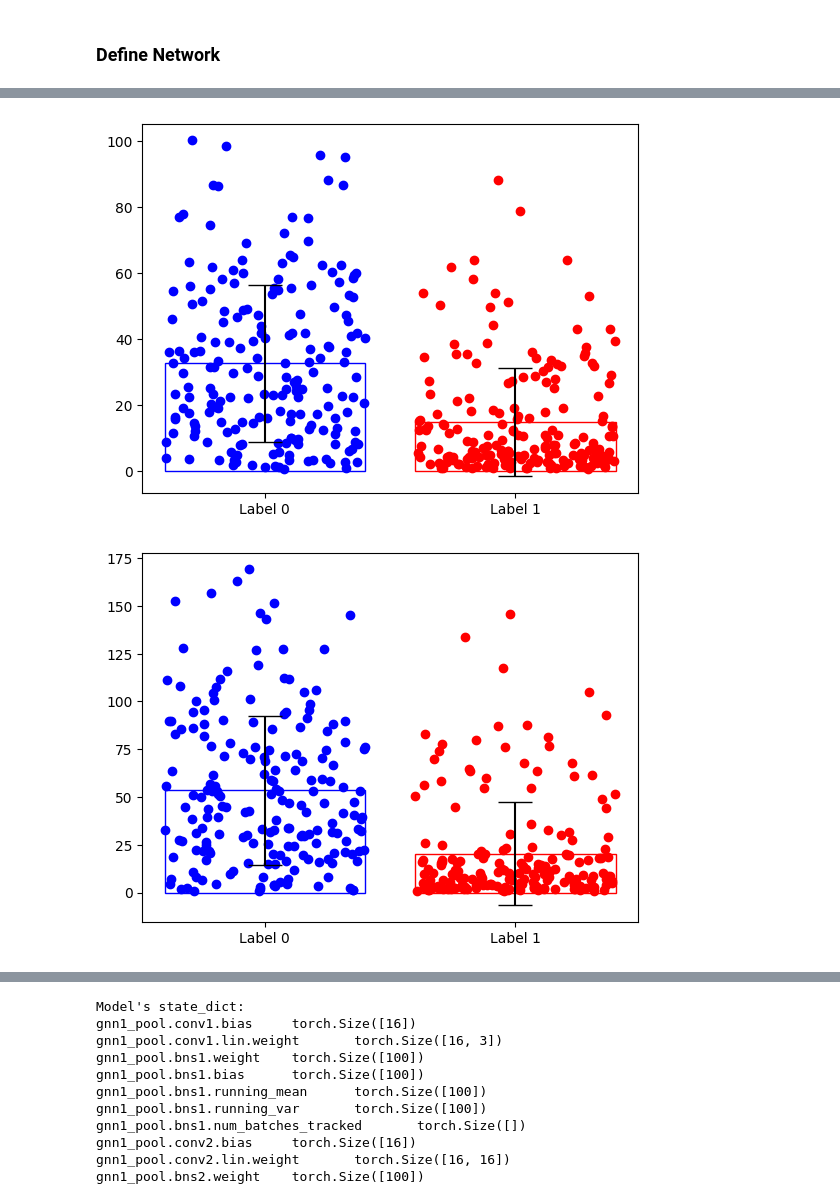
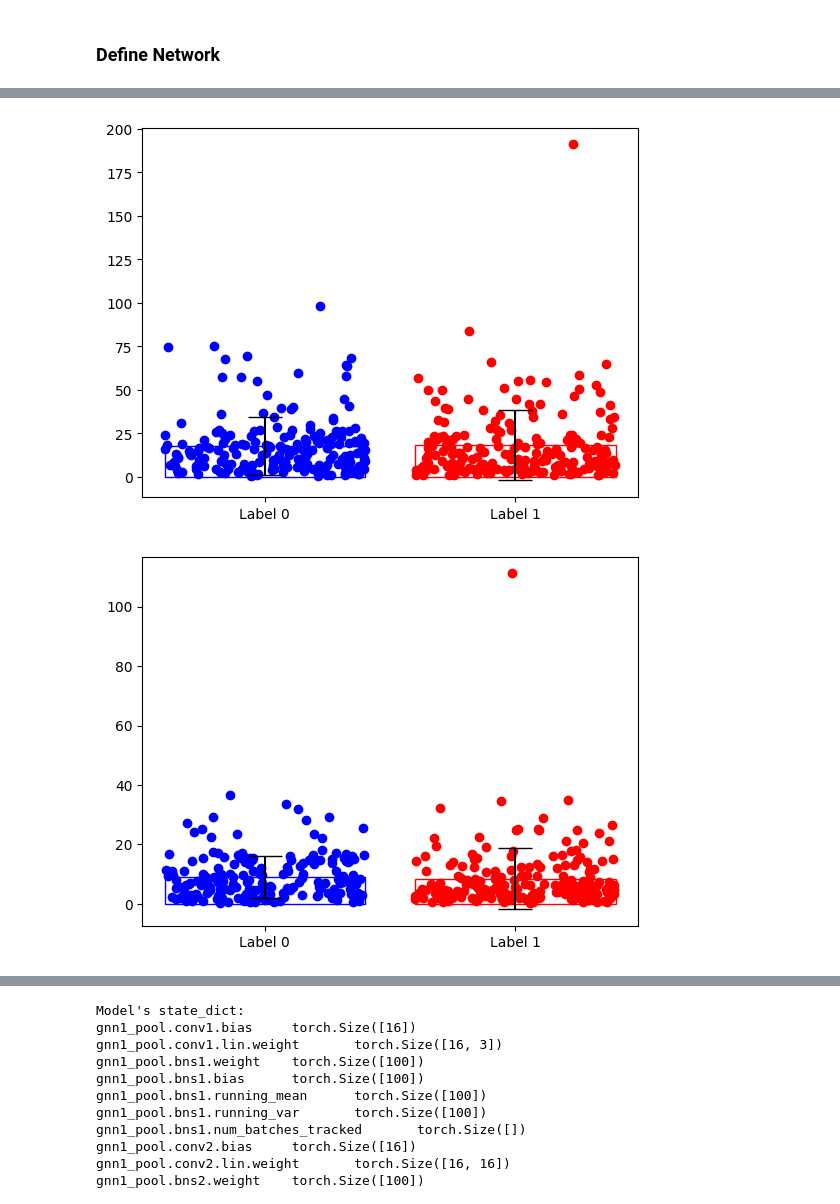
Before and after one commit to TomyjBerg/ADLProtProject, a Jupyter notebook: model_siamese.ipynb, the cells around one changed output, grey strips where cells are left out. Cells and saved outputs as stored; diff of their text form; code cells hidden in the pictures.

```diff
--- a/model_siamese.ipynb
+++ b/model_siamese.ipynb
@@ -232,11 +232,11 @@ class DiffPool(torch.nn.Module):
 
 class ContrastiveLoss(torch.nn.Module):
 
-    def __init__(self, margin=1.2):
+    def __init__(self, margin=1):
         super(ContrastiveLoss, self).__init__()
         self.margin = margin
 
-    def forward(self, x0, x1, y):
+    def forward(self, x0, x1, y,epochs):
         # euclidian distance
         #print(x0)
         #print(x1)
@@ -250,7 +250,7 @@ class ContrastiveLoss(torch.nn.Module):
         dist = torch.sqrt(dist_sq)
         #print(dist) # euclidean distance = 0.7 = 3
 
-        mdist = self.margin - dist #negative euclidean distance - margin = 0.3 = -2
+        mdist = self.margin- dist #negative euclidean distance - margin = 0.3 = -2
         #print(mdist)
         dist_marg = torch.clamp(mdist, min=0.0) # only distances <margin will be still positive here = 0.3 = 0
         #print(dist)
@@ -266,7 +266,6 @@ class ContrastiveLoss(torch.nn.Module):
 
         #print(loss)
         #loss = torch.sum(loss) / 2.0
-        loss = loss / 2.0
         #print(loss)
         return loss
 # %%
@@ -274,8 +273,8 @@ device = torch.device('cuda' if torch.cuda.is_available() else 'cpu')
 print(device)
 model = DiffPool(num_nodes = 100).to(device)
 criterion = ContrastiveLoss()
-optimizer = torch.optim.Adam(model.parameters(), lr=0.00015)
-num_epochs = 50
+optimizer = torch.optim.Adam(model.parameters(), lr=0.0001)
+num_epochs = 30
 
 def train(epoch):
     batch = 0
@@ -289,7 +288,7 @@ def train(epoch):
         output2, _, _ = model(data.x2, data.adj2, batch = None)
 
         #Contrastive Loss
-        loss_contrastive = criterion(output1,output2,data.y)
+        loss_contrastive = criterion(output1,output2,data.y,epoch)
         loss_contrastive.backward()
         loss_all += data.y.size(0) * loss_contrastive.item()
         optimizer.step()
@@ -299,7 +298,7 @@ def train(epoch):
 
 
 @torch.no_grad()
-def test(loader):
+def test(loader,epochs):
     model.eval()
 
     distances_lab1 = []
@@ -310,10 +309,10 @@ def test(loader):
 
     for data in loader:
         data = data.to(device)
-        output1, _, _ = model(data.x1, data.adj2, batch=None)
+        output1, _, _ = model(data.x1, data.adj1, batch=None)
         output2, _, _ = model(data.x2, data.adj2, batch=None)
 
-        test_loss_contrastive = criterion(output1, output2, data.y)
+        test_loss_contrastive = criterion(output1, output2, data.y,epochs)
         #diff = output1 -output2
         #print(diff)
         #pow = torch.pow(diff, 2)
@@ -357,20 +356,20 @@ for epoch in range(1, num_epochs+1):
 
     train_loss = train(epoch)
 
-    train_results = test(train_loader)
+    train_results = test(train_loader,epoch)
     train_distances_lab0.append(train_results[0])
     train_distances_lab1.append(train_results[1])
     train_losses.append(train_results[2])
     train_labels.append(train_results[3])
 
 
-    validation_results = test(val_loader)
+    validation_results = test(val_loader,epoch)
     validation_distances_lab0.append(validation_results[0])
     validation_distances_lab1.append(validation_results[1])
     validation_losses.append(validation_results[2])
     validation_labels.append(validation_results[3])
 
-    test_results = test(test_loader)
+    test_results = test(test_loader,epoch)
     test_distances_lab0.append(test_results[0])
     test_distances_lab1.append(test_results[1])
     test_losses.append(test_results[2])
@@ -431,8 +430,9 @@ def compare_euclid_distances(distances_lab0, distances_lab1):
 # %%
 compare_euclid_distances(train_distances_lab0[2], train_distances_lab1[2])
 compare_euclid_distances(train_distances_lab0[6], train_distances_lab1[6])
-compare_euclid_distances(train_distances_lab0[13], train_distances_lab1[13])
-compare_euclid_distances(train_distances_lab0[47], train_distances_lab1[47])
+
+compare_euclid_distances(train_distances_lab0[8], train_distances_lab1[8])
+compare_euclid_distances(train_distances_lab0[24], train_distances_lab1[24])
 # %% [output]
-[figure, old version]
+[figure, new version]
-[figure, old version]
+[figure, new version]
```
Also changed, not shown: parts of 6 cells of this notebook, 1 other file.
